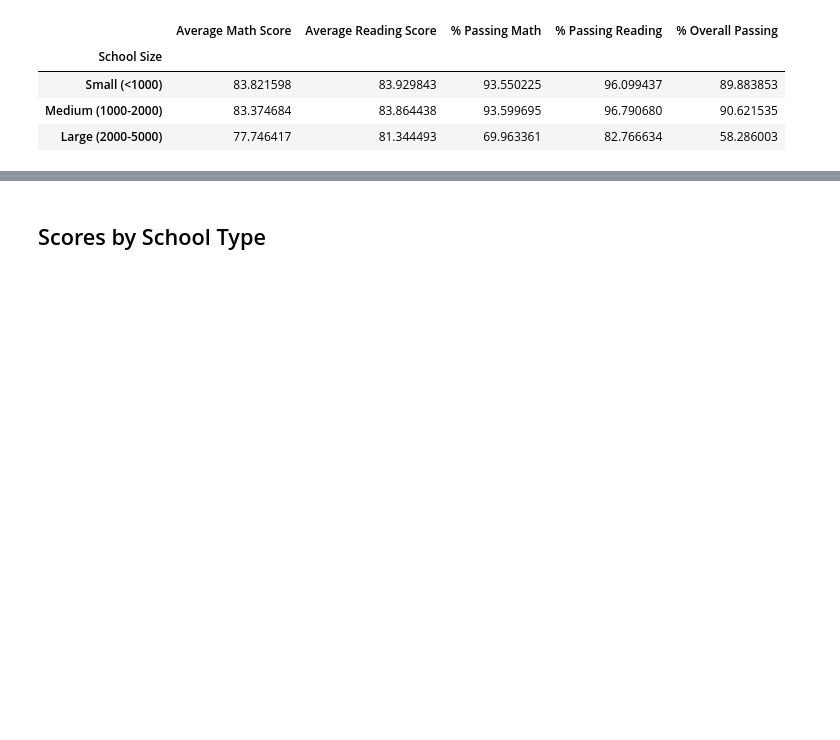
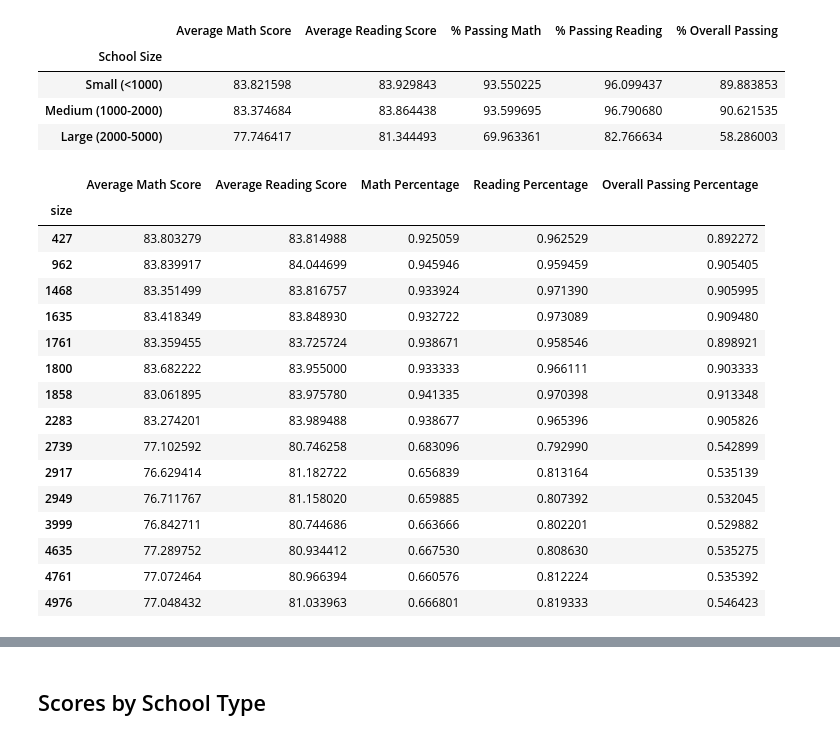
Before and after one commit to armywalrus/School-Data-Analysis-using-Pandas, a Jupyter notebook: PyCitySchools_starter.ipynb, the cells around one changed output, grey strips where cells are left out. Cells and saved outputs as stored; diff of their text form; code cells hidden in the pictures; blank space fills up the shorter version.

```diff
--- a/PyCitySchools_starter.ipynb
+++ b/PyCitySchools_starter.ipynb
@@ -409,3 +391,44 @@ performanceSummary.head()
 | Small (<1000) | 83.821598 | 83.929843 | 93.550225 | 96.099437 | 89.883853 |
 | Medium (1000-2000) | 83.374684 | 83.864438 | 93.599695 | 96.790680 | 90.621535 |
 | Large (2000-5000) | 77.746417 | 81.344493 | 69.963361 | 82.766634 | 58.286003 |
+# %%
+sizeStudents = school_data_complete_df.groupby(["size"])["student_name"].count()
+size_budget = school_data_complete_df.groupby(["size"])["budget"].mean()
+size_perSchoolBudget = size_budget / size_students
+size_avMath = school_data_complete_df.groupby(["size"])["math_score"].mean()
+size_avRead = school_data_complete_df.groupby(["size"])["reading_score"].mean()
+size_mathScore = school_data_complete[(school_data_complete["math_score"] >= 70)]
+size_mathPercent = size_mathScore.groupby(["size"])["math_score"].count() / sizeStudents
+size_readScore = school_data_complete[(school_data_complete["reading_score"] >= 70)]
+size_readPercent = size_readScore.groupby(["size"])["math_score"].count() / sizeStudents
+size_over_all = school_data_complete[(school_data_complete["math_score"] >= 70)
+                               & (school_data_complete["reading_score"] >= 70)]
+size_over_allPercent = over_all.groupby(["size"])["student_name"].count() / sizeStudents
+size_s_types = school_data.set_index(["size"])["type"]
+# %%
+sizeSummary_df = pd.DataFrame({"Average Math Score": size_avMath,
+                             "Average Reading Score": size_avRead,
+                             "Math Percentage": size_mathPercent,
+                             "Reading Percentage": size_readPercent,
+                             "Overall Passing Percentage": size_over_allPercent})
+
+
+sizeSummary_df
+# %% [output]
+|  | Average Math Score | Average Reading Score | Math Percentage | Reading Percentage | Overall Passing Percentage |
+| size |  |  |  |  |  |
+| 427 | 83.803279 | 83.814988 | 0.925059 | 0.962529 | 0.892272 |
+| 962 | 83.839917 | 84.044699 | 0.945946 | 0.959459 | 0.905405 |
+| 1468 | 83.351499 | 83.816757 | 0.933924 | 0.971390 | 0.905995 |
+| 1635 | 83.418349 | 83.848930 | 0.932722 | 0.973089 | 0.909480 |
+| 1761 | 83.359455 | 83.725724 | 0.938671 | 0.958546 | 0.898921 |
+| 1800 | 83.682222 | 83.955000 | 0.933333 | 0.966111 | 0.903333 |
+| 1858 | 83.061895 | 83.975780 | 0.941335 | 0.970398 | 0.913348 |
+| 2283 | 83.274201 | 83.989488 | 0.938677 | 0.965396 | 0.905826 |
+| 2739 | 77.102592 | 80.746258 | 0.683096 | 0.792990 | 0.542899 |
+| 2917 | 76.629414 | 81.182722 | 0.656839 | 0.813164 | 0.535139 |
+| 2949 | 76.711767 | 81.158020 | 0.659885 | 0.807392 | 0.532045 |
+| 3999 | 76.842711 | 80.744686 | 0.663666 | 0.802201 | 0.529882 |
+| 4635 | 77.289752 | 80.934412 | 0.667530 | 0.808630 | 0.535275 |
+| 4761 | 77.072464 | 80.966394 | 0.660576 | 0.812224 | 0.535392 |
+| 4976 | 77.048432 | 81.033963 | 0.666801 | 0.819333 | 0.546423 |
```
Also changed, not shown: parts of 7 cells of this notebook.
